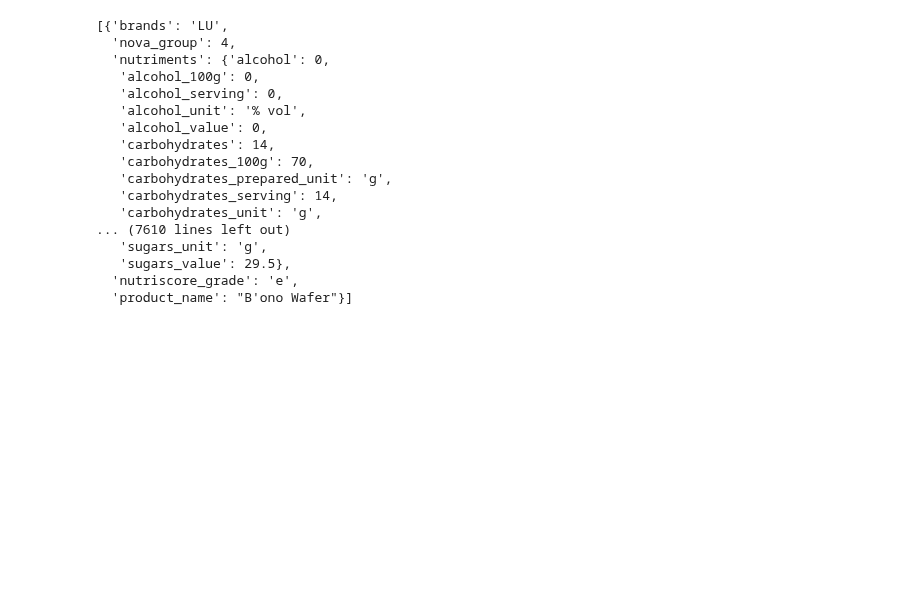
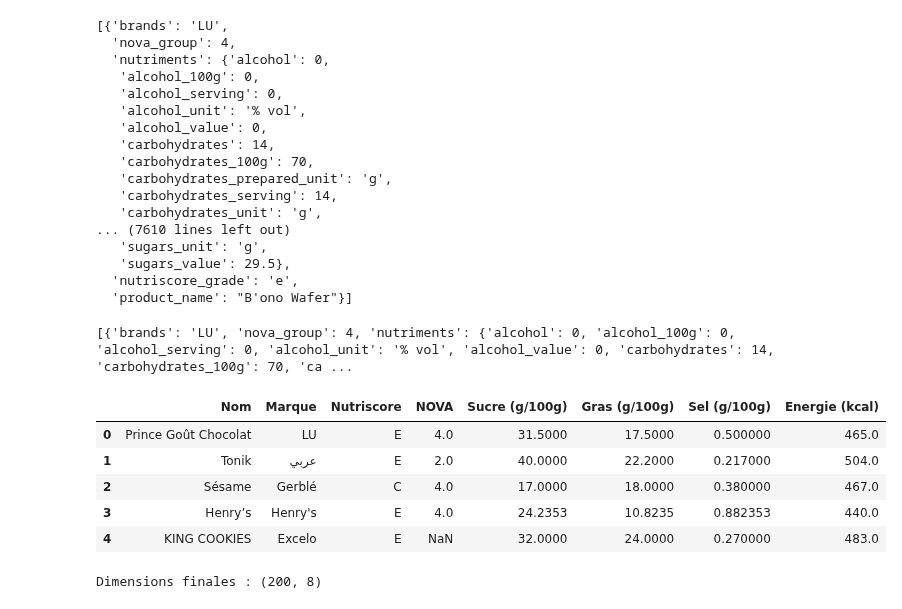
Before and after one commit to Mc3li3/ENSAE-Python-pour-la-data-science, a Jupyter notebook: src/main.ipynb, the cells around one changed output. Cells and saved outputs as stored; diff of their text form; code cells hidden in the pictures; blank space fills up the shorter version.

Commit message:
création d'un dataframe contenant des catégories propres

```diff
--- a/src/main.ipynb
+++ b/src/main.ipynb
@@ -68,3 +68,37 @@ data_biscuits
    'sugars_value': 29.5},
   'nutriscore_grade': 'e',
   'product_name': "B'ono Wafer"}]
+# %%
+# Transformation en DataFrame propre
+products_list = []
+print(raw_data)
+for item in raw_data:
+    nutriments = item.get('nutriments', {})
+
+    products_list.append({
+        'Nom': item.get('product_name', 'Inconnu'),
+        'Marque': item.get('brands', 'Inconnu'),
+        'Nutriscore': item.get('nutriscore_grade', np.nan), # A, B, C, D, E
+        'NOVA': item.get('nova_group', np.nan),             # Degré de transformation (1-4)
+        'Sucre (g/100g)': nutriments.get('sugars_100g', np.nan),
+        'Gras (g/100g)': nutriments.get('fat_100g', np.nan),
+        'Sel (g/100g)': nutriments.get('salt_100g', np.nan),
+        'Energie (kcal)': nutriments.get('energy-kcal_100g', np.nan)
+    })
+
+df = pd.DataFrame(products_list)
+
+df['Nutriscore'] = df['Nutriscore'].str.upper()
+
+print("Aperçu des données propres :")
+display(df.head())
+print(f"Dimensions finales : {df.shape}")
+# %% [output]
+[{'brands': 'LU', 'nova_group': 4, 'nutriments': {'alcohol': 0, 'alcohol_100g': 0, 'alcohol_serving': 0, 'alcohol_unit': '% vol', 'alcohol_value': 0, 'carbohydrates': 14, 'carbohydrates_100g': 70, 'ca ...
+|  | Nom | Marque | Nutriscore | NOVA | Sucre (g/100g) | Gras (g/100g) | Sel (g/100g) | Energie (kcal) |
+| 0 | Prince Goût Chocolat | LU | E | 4.0 | 31.5000 | 17.5000 | 0.500000 | 465.0 |
+| 1 | Tonik | عربي | E | 2.0 | 40.0000 | 22.2000 | 0.217000 | 504.0 |
+| 2 | Sésame | Gerblé | C | 4.0 | 17.0000 | 18.0000 | 0.380000 | 467.0 |
+| 3 | Henry’s | Henry's | E | 4.0 | 24.2353 | 10.8235 | 0.882353 | 440.0 |
+| 4 | KING COOKIES | Excelo | E | NaN | 32.0000 | 24.0000 | 0.270000 | 483.0 |
+Dimensions finales : (200, 8)
```
